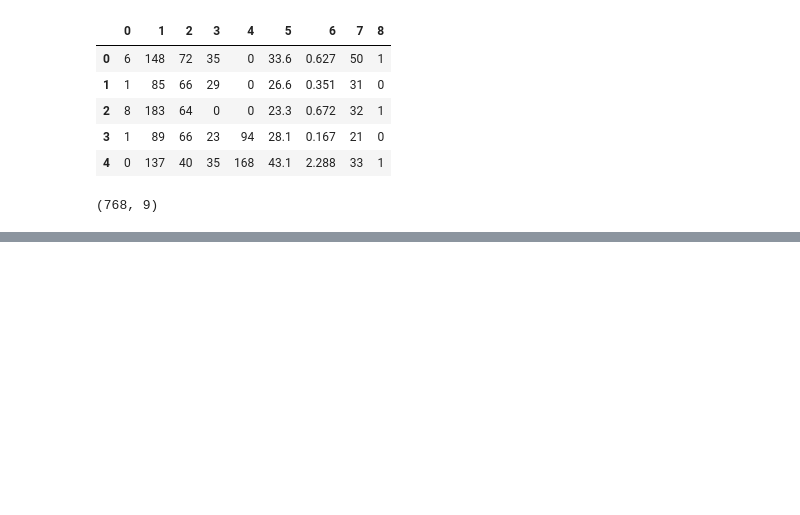
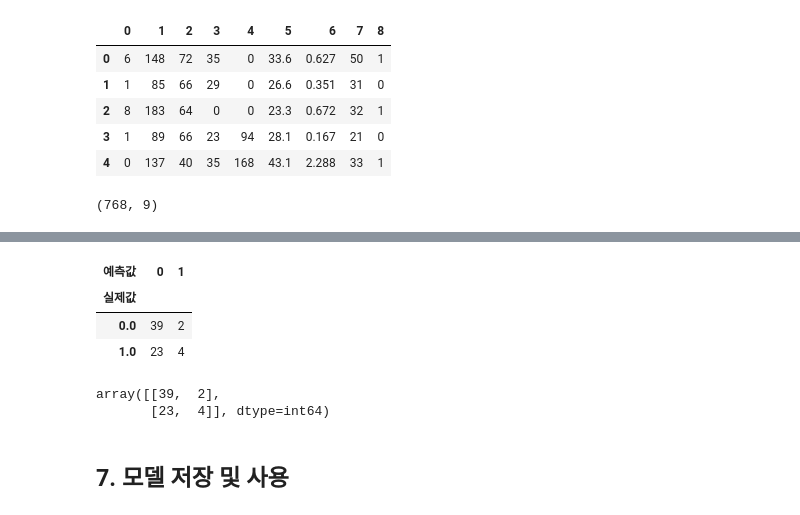
Before and after one commit to yongkoni/ai_x, a Jupyter notebook: source/05_DeepLearning/Ch06_피마인디언_당뇨병발병예측(로지스틱회귀분석=이진분류,분류분석).ipynb, the cells around one changed output, grey strips where cells are left out. Saved outputs shown, nothing was run; the diff lists cells and outputs as text; code cells hidden in the pictures; blank space fills up the shorter version.

```diff
--- a/source/05_DeepLearning/Ch06_피마인디언_당뇨병발병예측(로지스틱회귀분석=이진분류,분류분석).ipynb
+++ b/source/05_DeepLearning/Ch06_피마인디언_당뇨병발병예측(로지스틱회귀분석=이진분류,분류분석).ipynb
@@ -84,0 +404,3 @@ X_train.shape, y_train.shape, X_test.shape, y_test.shape
+# %%
+y_hat = model.predict(X_test).argmax(axis = 1)
+y_hat
@@ -84,0 +413,14 @@ X_train.shape, y_train.shape, X_test.shape, y_test.shape
+# %%
+pd.crosstab(y_test, y_hat, rownames = ['실제값'], colnames = ['예측값'])
+# %% [output]
+| 예측값 | 0 | 1 |
+| 실제값 |  |  |
+| 0.0 | 39 | 2 |
+| 1.0 | 23 | 4 |
+# %%
+confusion_matrix(y_test, y_hat)
+# %% [output]
+array([[39,  2],
+       [23,  4]], dtype=int64)
+# %% [markdown]
+## 7. 모델 저장 및 사용
```
Also changed, not shown: parts of 48 cells of this notebook, 5 other files.
